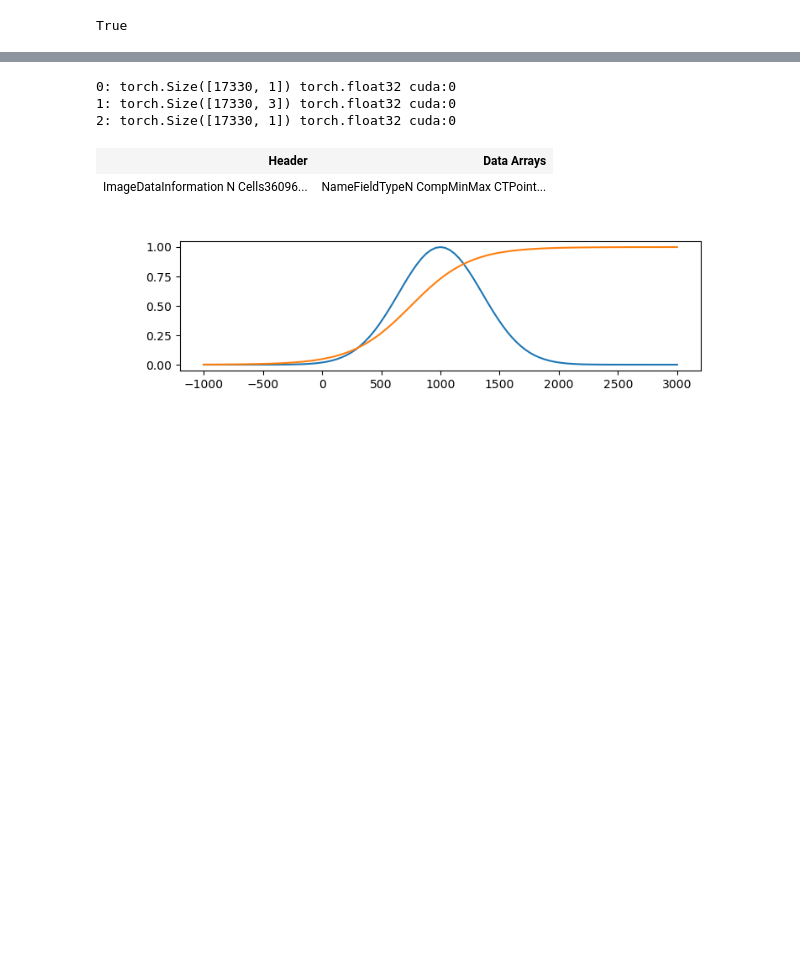
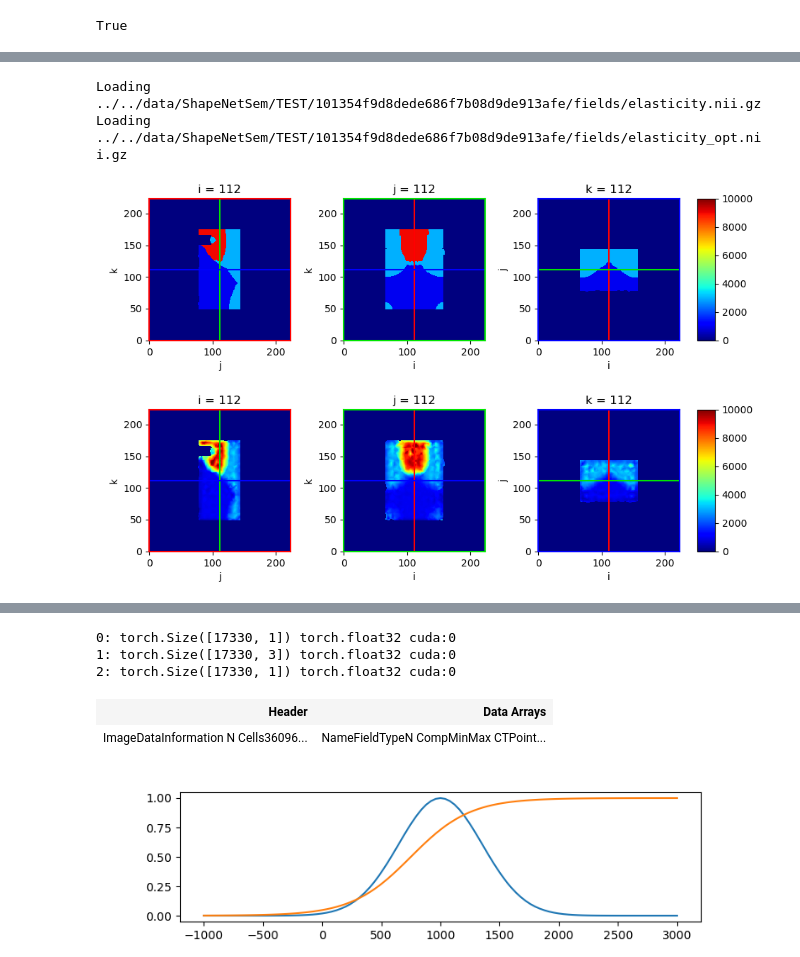
Before and after one commit to mattragoza/lung-project, a Jupyter notebook: notebooks/shapenet/02-fem-simulation.ipynb, the cells around one changed output, grey strips where cells are left out. Cells and saved outputs as stored; diff of their text form; code cells hidden in the pictures; blank space fills up the shorter version.

```diff
--- a/notebooks/shapenet/02-fem-simulation.ipynb
+++ b/notebooks/shapenet/02-fem-simulation.ipynb
@@ -28,7 +28,8 @@ ds = project.datasets.shapenet.ShapeNetDataset(data_root='../../data/ShapeNetSem
 ds.load_metadata()
 ex = next(ds.examples(
     subjects=['wss.101354f9d8dede686f7b08d9de913afe'],
-    variant='TEST'
+    variant='TEST',
+    unit_policy='prefer_metadata'
 ))
 pprint(ex)
 # %% [output]
@@ -75,0 +84,13 @@ print_tensor_info(image_tensor, mask_tensor, disp_tensor)
+# %%
+import project.visual.matplotlib
+
+nifti = project.core.fileio.load_nibabel(ex.paths['elastic_field'])
+_ = project.visual.matplotlib.show_image_slices(nifti.get_fdata(), cmap='jet', clim=(0, 1e4))
+
+nifti = project.core.fileio.load_nibabel(ex.paths['elastic_field_opt'])
+_ = project.visual.matplotlib.show_image_slices(nifti.get_fdata(), cmap='jet', clim=(0, 1e4))
+# %% [output]
+Loading ../../data/ShapeNetSem/TEST/101354f9d8dede686f7b08d9de913afe/fields/elasticity.nii.gz
+Loading ../../data/ShapeNetSem/TEST/101354f9d8dede686f7b08d9de913afe/fields/elasticity_opt.nii.gz
+[figure, added]
+[figure, added]
```
Also changed, not shown: parts of 28 cells of this notebook, 12 other files.
